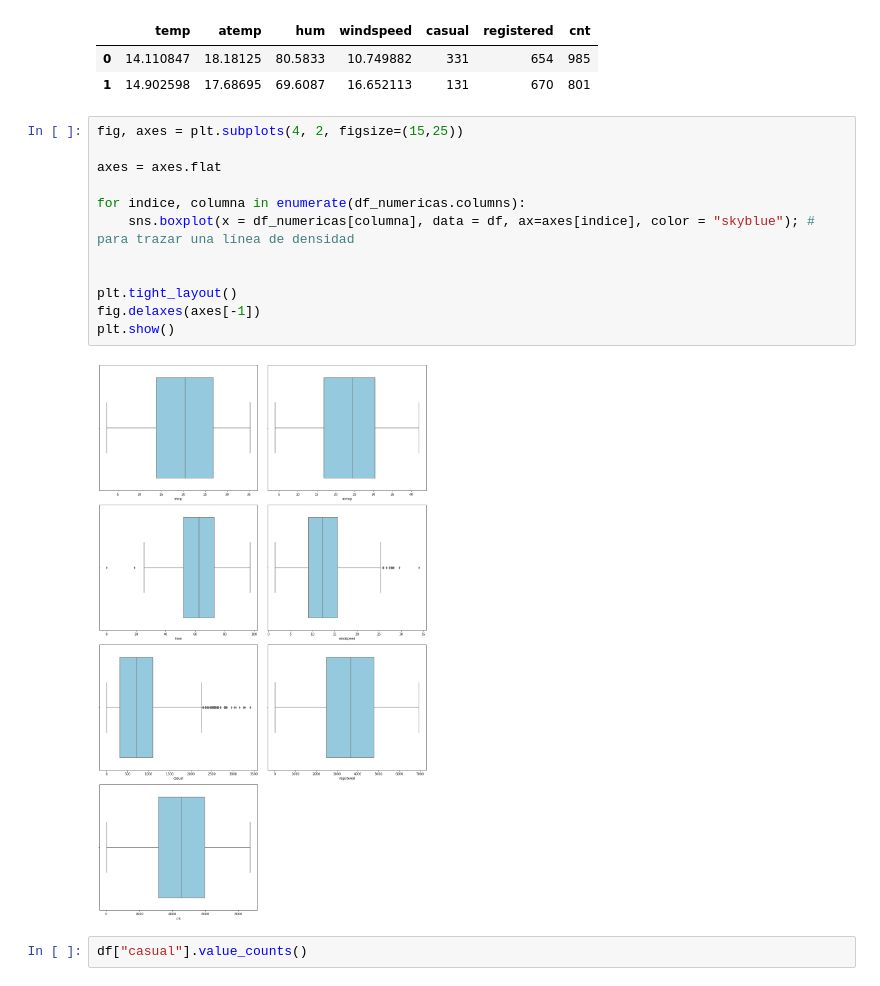
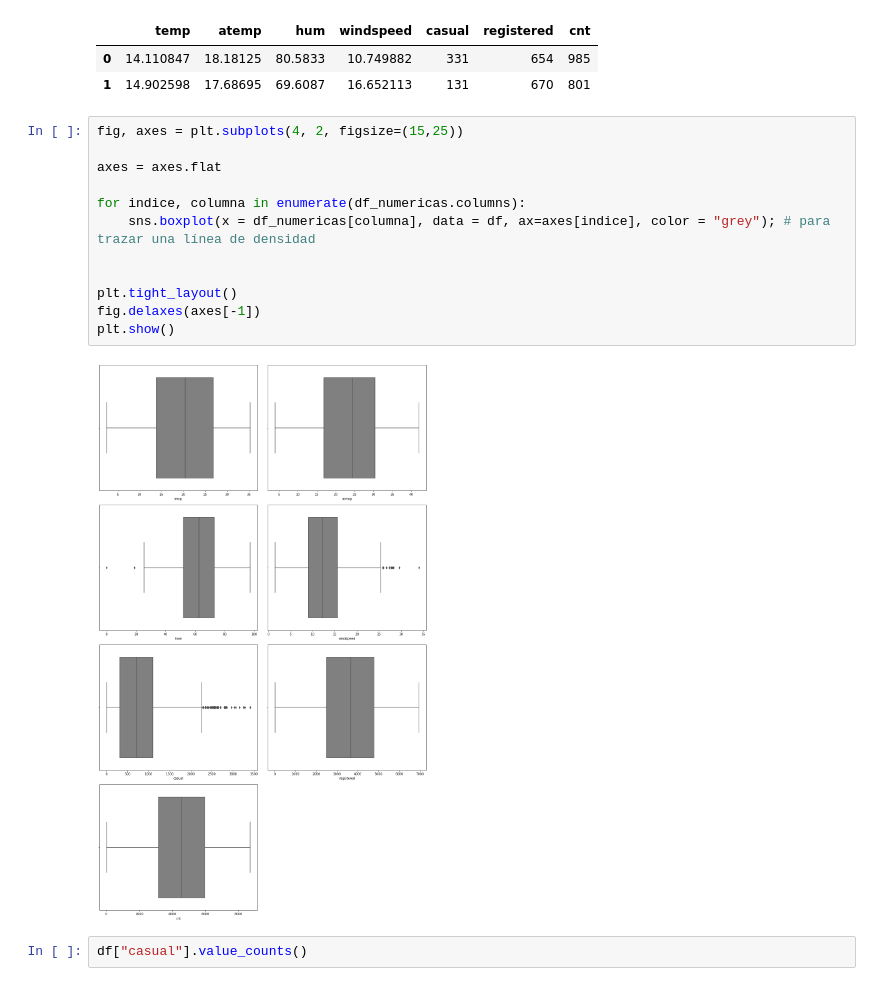
Before and after one commit to Adalab/project-da-promo-C-module-3-team-5, a Jupyter notebook: 2.EDA_II.ipynb, the cells around one changed output. Cells and saved outputs as stored; diff of their text form.

```diff
--- a/2.EDA_II.ipynb
+++ b/2.EDA_II.ipynb
@@ -259,17 +259,17 @@ df_numericas.head(2)
 # %%
 fig, axes = plt.subplots(4, 2, figsize=(15,25))
 
 axes = axes.flat
 
 for indice, columna in enumerate(df_numericas.columns):
-    sns.boxplot(x = df_numericas[columna], data = df, ax=axes[indice], color = "skyblue"); # para trazar una línea de densidad
+    sns.boxplot(x = df_numericas[columna], data = df, ax=axes[indice], color = "grey"); # para trazar una línea de densidad
 
 
 plt.tight_layout()
 fig.delaxes(axes[-1])
 plt.show()
 # %% [output]
-[figure, old version]
+[figure, new version]
 # %%
 df["casual"].value_counts()
 # %% [output]
```
Also changed, not shown: parts of 13 cells of this notebook, 3 other files.
